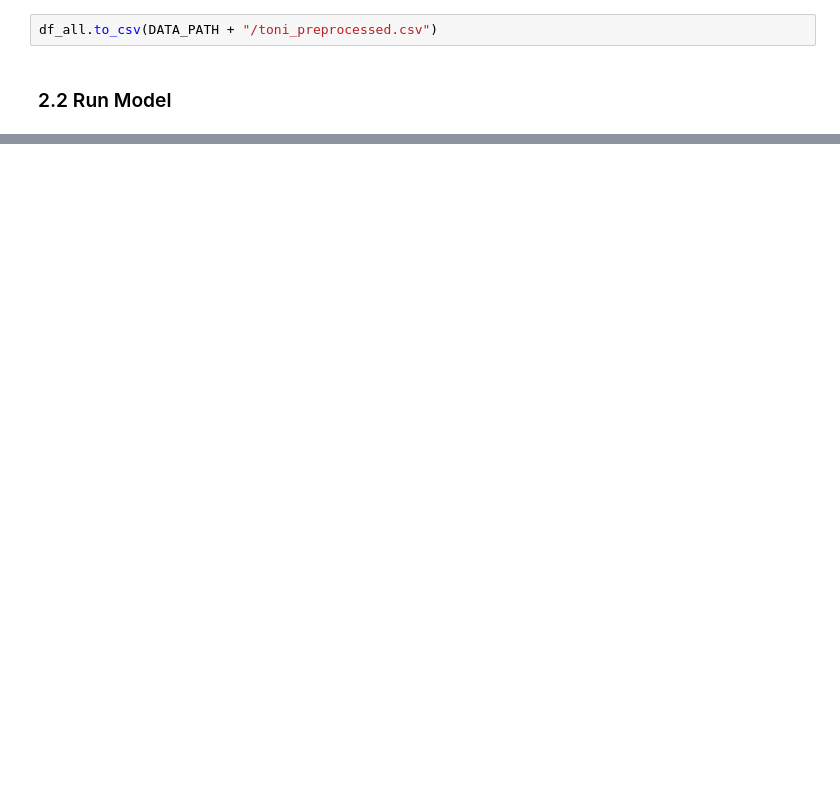
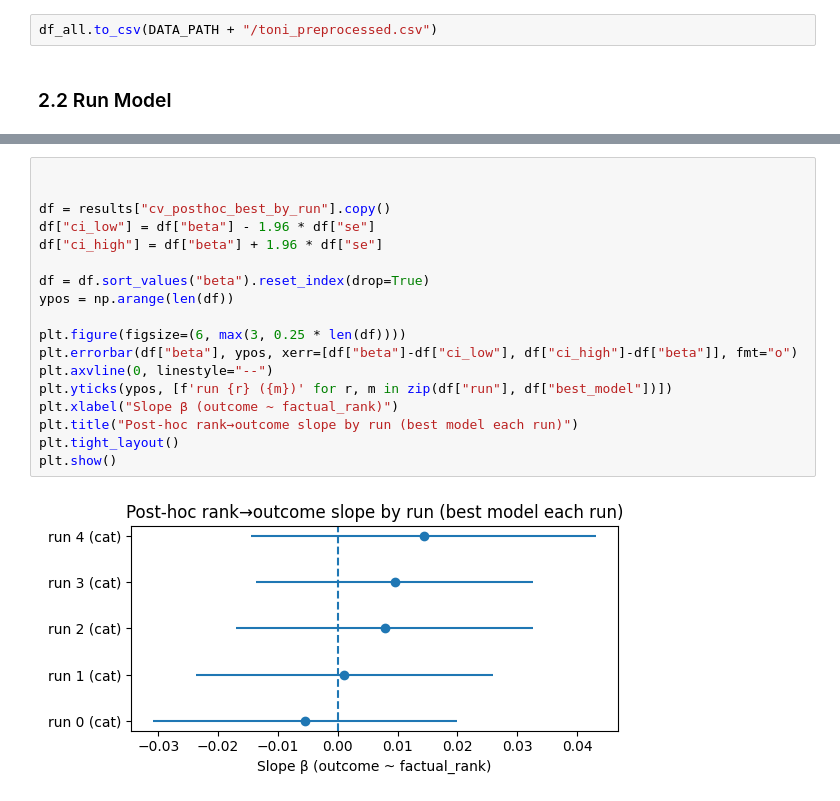
Before and after one commit to leona-ha/toni_matching, a Jupyter notebook: Model_Run_GADPHQ.ipynb, the cells around one changed output, grey strips where cells are left out. Saved outputs shown, nothing was run; the diff lists cells and outputs as text; blank space fills up the shorter version.

```diff
--- a/Model_Run_GADPHQ.ipynb
+++ b/Model_Run_GADPHQ.ipynb
@@ -593,0 +718,20 @@ Fitting 1 folds for each of 12 candidates, totalling 12 fits
+# %%
+
+
+df = results["cv_posthoc_best_by_run"].copy()
+df["ci_low"] = df["beta"] - 1.96 * df["se"]
+df["ci_high"] = df["beta"] + 1.96 * df["se"]
+
+df = df.sort_values("beta").reset_index(drop=True)
+ypos = np.arange(len(df))
+
+plt.figure(figsize=(6, max(3, 0.25 * len(df))))
+plt.errorbar(df["beta"], ypos, xerr=[df["beta"]-df["ci_low"], df["ci_high"]-df["beta"]], fmt="o")
+plt.axvline(0, linestyle="--")
+plt.yticks(ypos, [f'run {r} ({m})' for r, m in zip(df["run"], df["best_model"])])
+plt.xlabel("Slope β (outcome ~ factual_rank)")
+plt.title("Post-hoc rank→outcome slope by run (best model each run)")
+plt.tight_layout()
+plt.show()
+# %% [output]
+[figure, added]
```
Also changed, not shown: parts of 29 cells of this notebook, 16 other files.
